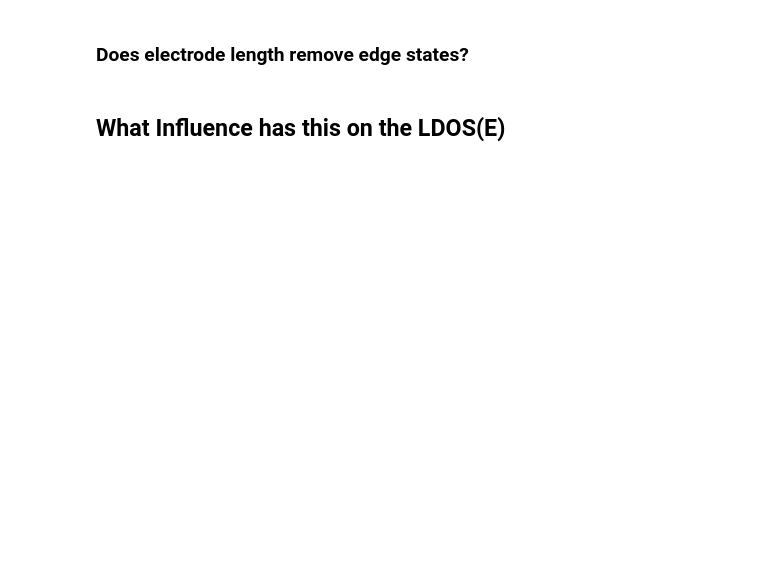
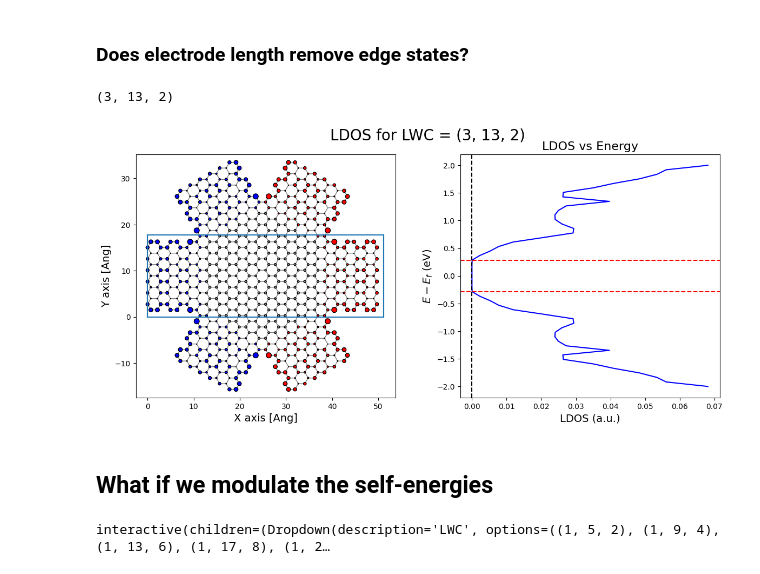
Before and after one commit to BastianValhoj/QuantumTwistingMicroscope, a Jupyter notebook: QTM/presentation/presentation.ipynb, the cells around one changed output. Cells and saved outputs as stored; diff of their text form; code cells hidden in the pictures; blank space fills up the shorter version.

```diff
--- a/QTM/presentation/presentation.ipynb
+++ b/QTM/presentation/presentation.ipynb
@@ -111,6 +217,20 @@ plot_pdos_old(lwc)
 ### Does electrode length remove edge states?
 # %%
 lwc = infer_centersize(3, i=2)
-plot_pdos_old(lwc)
+print(lwc)
+show_ldos_pdos_old(lwc)
+# %% [output]
+(3, 13, 2)
+[figure, added]
-# %% [markdown]
-## What Influence has this on the LDOS(E)
+# %% [markdown]
+## What if we modulate the self-energies
+# %%
+results_dir = path_finder("QTM") / "results"
+lwc_list = [parse_lwc(f) for f in sorted(results_dir.glob("L*_W*_C*"))]
+modulations = np.unique([str(m.split("_")[1]) for m in load_datastructure(lwc_list[0])[-1].keys() if m.startswith("bg")]).tolist()
+valid_idxs = [i for i, lwc in enumerate(lwc_list) if load_datastructure(lwc)[-1]["ldos"].shape[-1]>6]
+valid_lwcs = [lwc_list[i] for i in valid_idxs]
+
+interact(show_modulation,LWC=valid_lwcs, C=modulations);
+# %% [output]
+interactive(children=(Dropdown(description='LWC', options=((1, 5, 2), (1, 9, 4), (1, 13, 6), (1, 17, 8), (1, 2…
```
Also changed, not shown: parts of 15 cells of this notebook.
